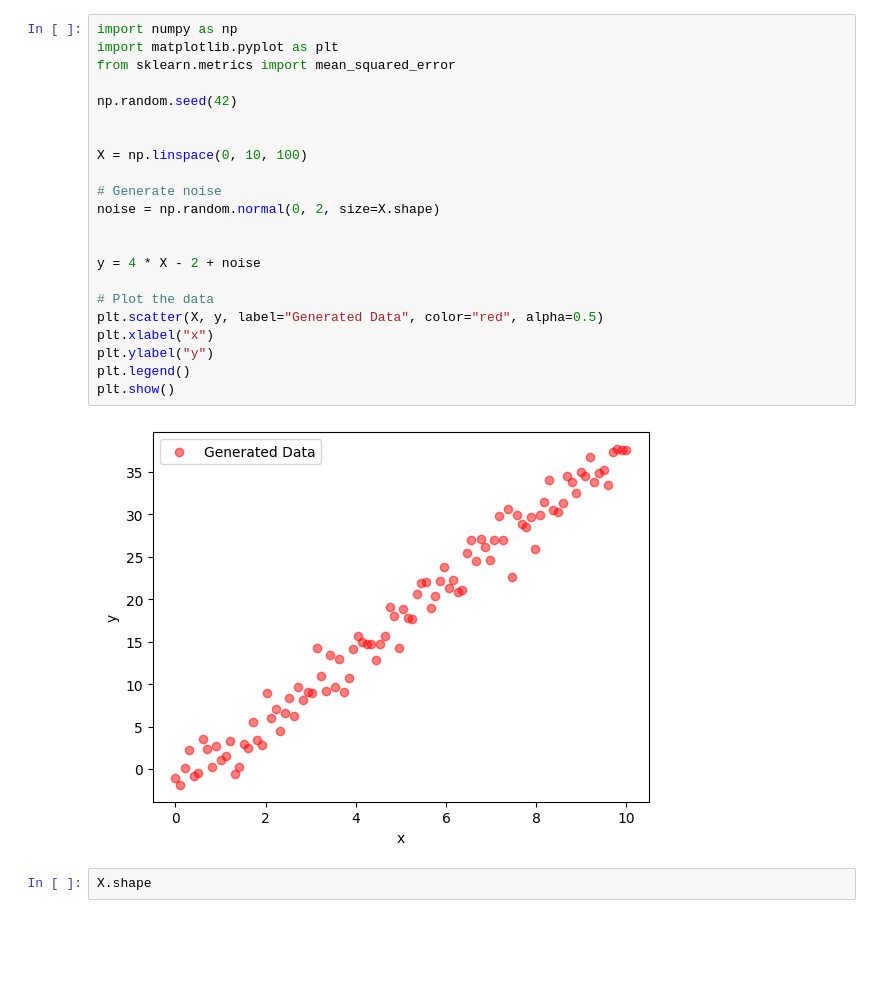
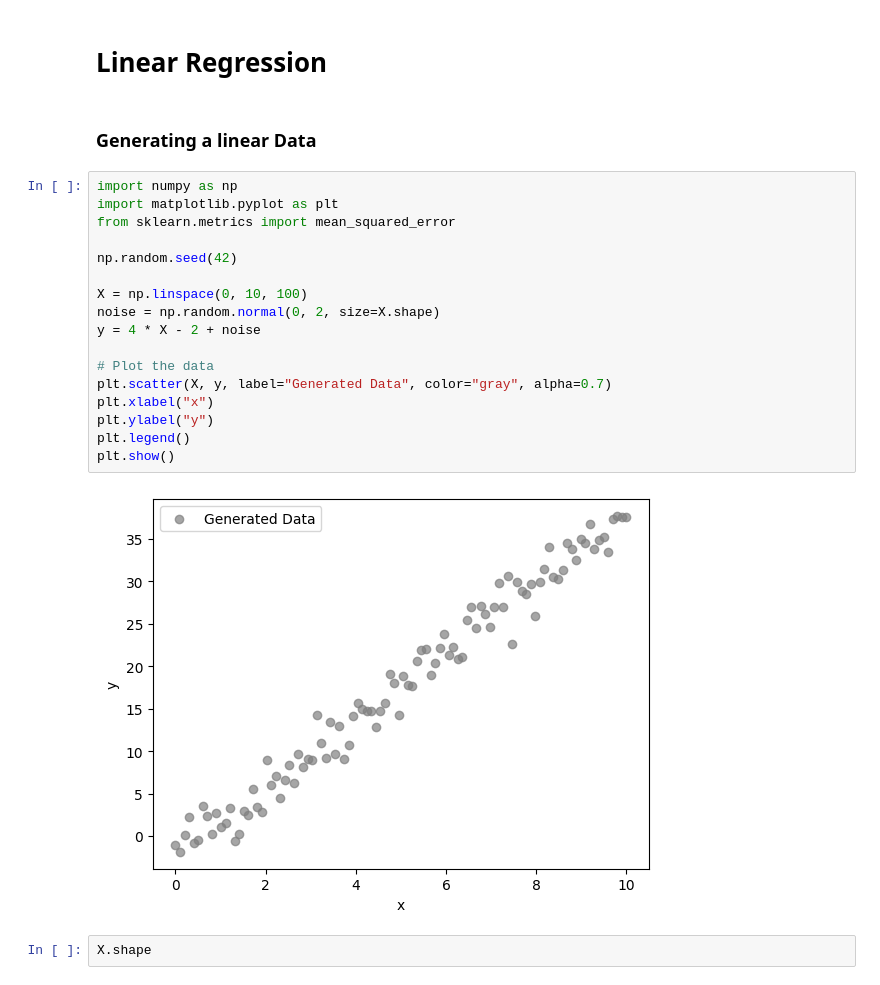
Before and after one commit to omarashraf03/Supervised-Learning, a Jupyter notebook: Task_2/task_2.ipynb, the cells around one changed output. Saved outputs shown, nothing was run; the diff lists cells and outputs as text; blank space fills up the shorter version.

```diff
--- a/Task_2/task_2.ipynb
+++ b/Task_2/task_2.ipynb
@@ -1,27 +1,26 @@
+# %% [markdown]
+# Linear Regression
+# %% [markdown]
+### Generating a linear Data
 # %%
 import numpy as np
 import matplotlib.pyplot as plt
 from sklearn.metrics import mean_squared_error
 
 np.random.seed(42)
 
-
 X = np.linspace(0, 10, 100)
-
-# Generate noise
 noise = np.random.normal(0, 2, size=X.shape)
-
-
 y = 4 * X - 2 + noise
 
 # Plot the data
-plt.scatter(X, y, label="Generated Data", color="red", alpha=0.5)
+plt.scatter(X, y, label="Generated Data", color="gray", alpha=0.7)
 plt.xlabel("x")
 plt.ylabel("y")
 plt.legend()
 plt.show()
 # %% [output]
-[figure, old version]
+[figure, new version]
 # %%
 X.shape
 # %% [output]
```
Also changed, not shown: parts of 41 cells of this notebook, 1 other file.
